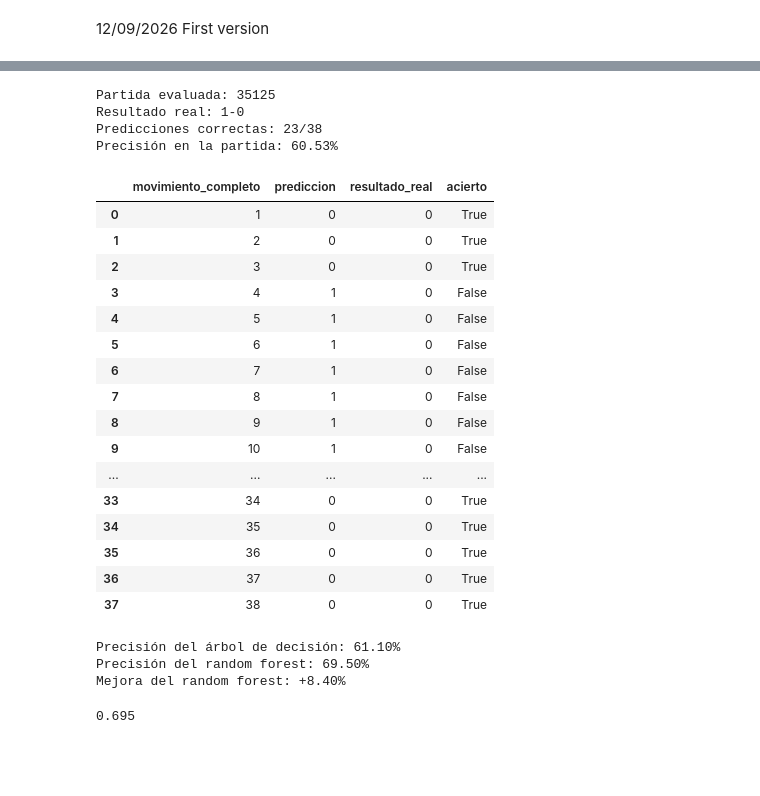
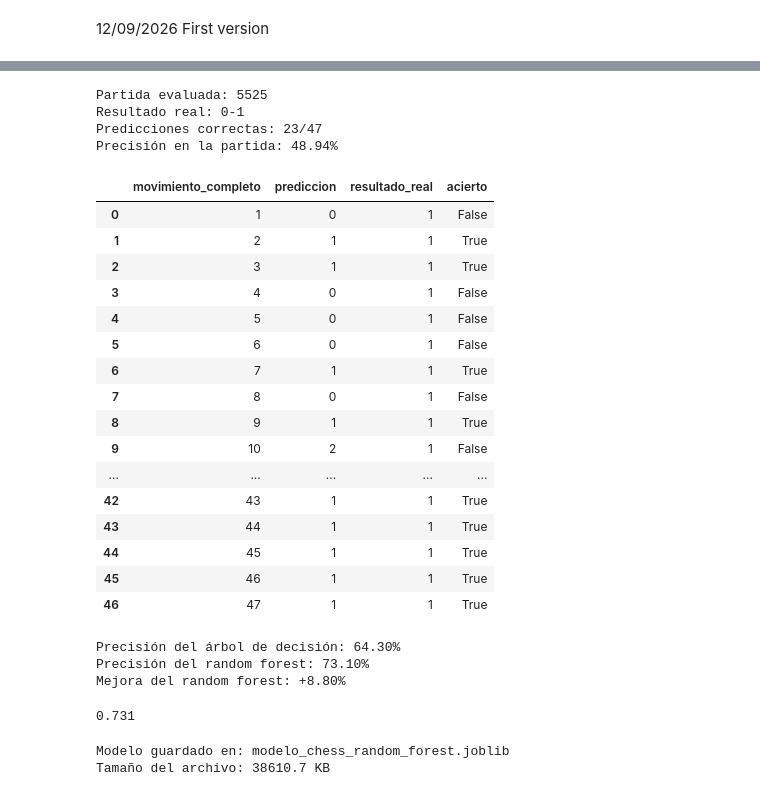
Before and after one commit to hbuelta/Decision-Trees-chess-, a Jupyter notebook: decision_tree_chess.ipynb, the cells around one changed output, grey strips where cells are left out. Drawn from its saved outputs; the diff is of its cells as text; code cells hidden in the pictures; blank space fills up the shorter version.

```diff
--- a/decision_tree_chess.ipynb
+++ b/decision_tree_chess.ipynb
@@ -214,7 +214,7 @@ def estado_tablero(tablero: chess.Board, blancas_enrocadas: bool, negras_enrocad
     }
 
 
-def partida_a_dataframe(partida: chess.pgn.Game, movimientos_desde_final: int = 7):
+def partida_a_dataframe(partida: chess.pgn.Game, movimientos_desde_final: int = 10):
     """Devuelve una fila con el estado 7 jugadas completas antes del final."""
     if movimientos_desde_final < 0:
         raise ValueError("movimientos_desde_final debe ser mayor o igual que cero")
@@ -261,10 +261,16 @@ def partida_a_dataframe(partida: chess.pgn.Game, movimientos_desde_final: int =
 # print("Forma de y:", y.shape)
 # datos_partida
 # %%
-def extrae_caracteristicas(ruta: Path, numero_observaciones: int = 2000):
-    """Crea un DataFrame hasta alcanzar el número de observaciones solicitado."""
+def extrae_caracteristicas(
+    ruta: Path,
+    numero_observaciones: int = 2000,
+    movimientos_desde_final: int = 10,
+):
+    """Crea observaciones usando una distancia concreta respecto al final."""
     if numero_observaciones < 0:
         raise ValueError("numero_observaciones debe ser mayor o igual que cero")
+    if movimientos_desde_final < 0:
+        raise ValueError("movimientos_desde_final debe ser mayor o igual que cero")
 
     datos_partidas = []
     claves_observaciones = set()
@@ -273,7 +279,10 @@ def extrae_caracteristicas(ruta: Path, numero_observaciones: int = 2000):
         return pd.DataFrame(columns=CARACTERISTICAS + ["y"])
 
     for partida in partidas_en_stream(ruta):
-        datos_partida = partida_a_dataframe(partida)
+        datos_partida = partida_a_dataframe(
+            partida,
+            movimientos_desde_final=movimientos_desde_final,
+        )
         claves_partida = datos_partida[CARACTERISTICAS].apply(tuple, axis=1)
         nuevas_observaciones = ~claves_partida.isin(claves_observaciones)
 
@@ -290,7 +299,11 @@ def extrae_caracteristicas(ruta: Path, numero_observaciones: int = 2000):
     return pd.concat(datos_partidas, ignore_index=True).head(numero_observaciones)
 
 
-datos_observaciones = extrae_caracteristicas(PGN_ZST_PATH, 5000)
+datos_observaciones = extrae_caracteristicas(
+    PGN_ZST_PATH,
+    numero_observaciones=5000,
+    movimientos_desde_final=10,
+)
 datos_observaciones
 # %% [output]
 |  | reina_blancas | reina_negras | blancas_enrocadas | negras_enrocadas | dos_alfiles_blancas | ... |
@@ -355,5 +452,5 @@ plt.show()
 # %%
-INDICE_PARTIDA_PRUEBA = 35125
+INDICE_PARTIDA_PRUEBA = 5525
 partida_prueba = partida_para_prueba(PGN_ZST_PATH, INDICE_PARTIDA_PRUEBA)
 resultado_real = partida_prueba.headers.get("Result", "*")
 
@@ -380,53 +477,53 @@ for inicio in range(0, len(movimientos) - 21, 2):
     caracteristicas = estado_tablero(tablero, blancas_enrocadas, negras_enrocadas)
     X_posicion = pd.DataFrame([caracteristicas], columns=CARACTERISTICAS)
     prediccion = int(arbol_decision.predict(X_posicion)[0])
 
     resultados_prueba.append(
         {
             "movimiento_completo": tablero.fullmove_number - 1,
             "prediccion": prediccion,
             "resultado_real": RESULTADO_A_CLASE[resultado_real],
             "acierto": prediccion == RESULTADO_A_CLASE[resultado_real],
         }
     )
 
 resultados_prueba = pd.DataFrame(resultados_prueba)
 
 if resultados_prueba.empty:
     raise ValueError("La partida no tiene suficientes movimientos para esta evaluación")
 
 aciertos_prueba = resultados_prueba["acierto"].sum()
 numero_predicciones = len(resultados_prueba)
 precision_prueba = resultados_prueba["acierto"].mean()
 
 print(f"Partida evaluada: {INDICE_PARTIDA_PRUEBA}")
 print(f"Resultado real: {resultado_real}")
 print(f"Predicciones correctas: {aciertos_prueba}/{numero_predicciones}")
 print(f"Precisión en la partida: {precision_prueba:.2%}")
 
 resultados_prueba
 # %% [output]
-Partida evaluada: 35125
-Resultado real: 1-0
-Predicciones correctas: 23/38
-Precisión en la partida: 60.53%
+Partida evaluada: 5525
+Resultado real: 0-1
+Predicciones correctas: 23/47
+Precisión en la partida: 48.94%
 |  | movimiento_completo | prediccion | resultado_real | acierto |
-| 0 | 1 | 0 | 0 | True |
-| 1 | 2 | 0 | 0 | True |
-| 2 | 3 | 0 | 0 | True |
-| 3 | 4 | 1 | 0 | False |
-| 4 | 5 | 1 | 0 | False |
-| 5 | 6 | 1 | 0 | False |
-| 6 | 7 | 1 | 0 | False |
-| 7 | 8 | 1 | 0 | False |
-| 8 | 9 | 1 | 0 | False |
-| 9 | 10 | 1 | 0 | False |
+| 0 | 1 | 0 | 1 | False |
+| 1 | 2 | 1 | 1 | True |
+| 2 | 3 | 1 | 1 | True |
+| 3 | 4 | 0 | 1 | False |
+| 4 | 5 | 0 | 1 | False |
+| 5 | 6 | 0 | 1 | False |
+| 6 | 7 | 1 | 1 | True |
+| 7 | 8 | 0 | 1 | False |
+| 8 | 9 | 1 | 1 | True |
+| 9 | 10 | 2 | 1 | False |
 | ... | ... | ... | ... | ... |
-| 33 | 34 | 0 | 0 | True |
-| 34 | 35 | 0 | 0 | True |
-| 35 | 36 | 0 | 0 | True |
-| 36 | 37 | 0 | 0 | True |
-| 37 | 38 | 0 | 0 | True |
+| 42 | 43 | 1 | 1 | True |
+| 43 | 44 | 1 | 1 | True |
+| 44 | 45 | 1 | 1 | True |
+| 45 | 46 | 1 | 1 | True |
+| 46 | 47 | 1 | 1 | True |
 # %%
 from sklearn.ensemble import RandomForestClassifier
 
@@ -446,10 +543,10 @@ print(f"Mejora del random forest: {(precision_bosque - precision_validation):+.2
 
 precision_bosque
 # %% [output]
-Precisión del árbol de decisión: 61.10%
-Precisión del random forest: 69.50%
-Mejora del random forest: +8.40%
+Precisión del árbol de decisión: 64.30%
+Precisión del random forest: 73.10%
+Mejora del random forest: +8.80%
-0.695
+0.731
 # %%
 import joblib
 
@@ -465,6 +562,9 @@ joblib.dump(modelo_random_forest, ruta_modelo)
 
 print(f"Modelo guardado en: {ruta_modelo}")
 print(f"Tamaño del archivo: {ruta_modelo.stat().st_size / 1024:.1f} KB")
+# %% [output]
+Modelo guardado en: modelo_chess_random_forest.joblib
+Tamaño del archivo: 38610.7 KB
 # %%
 INDICE_PARTIDA_PREDICCION = 35125
 partida_prediccion = partida_para_prueba(PGN_ZST_PATH, INDICE_PARTIDA_PREDICCION)
```
Also changed, not shown: parts of 5 cells of this notebook, 1 other file.
